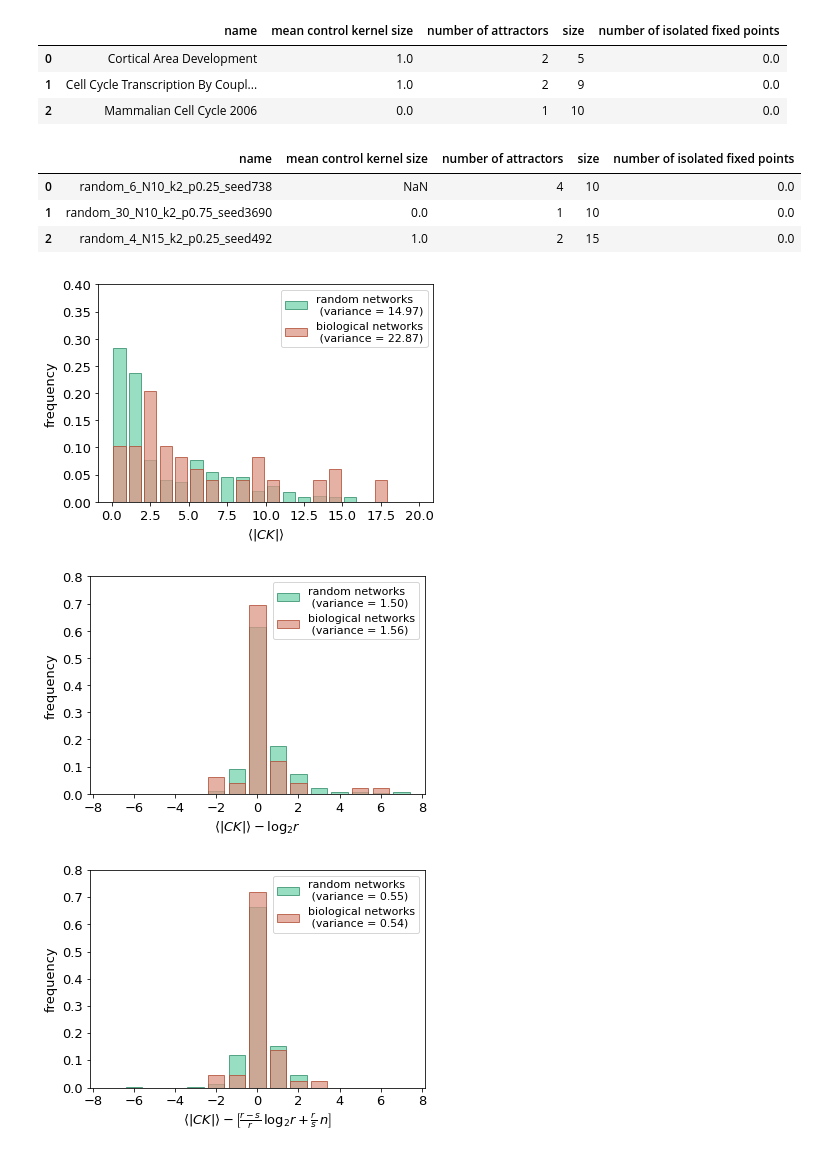
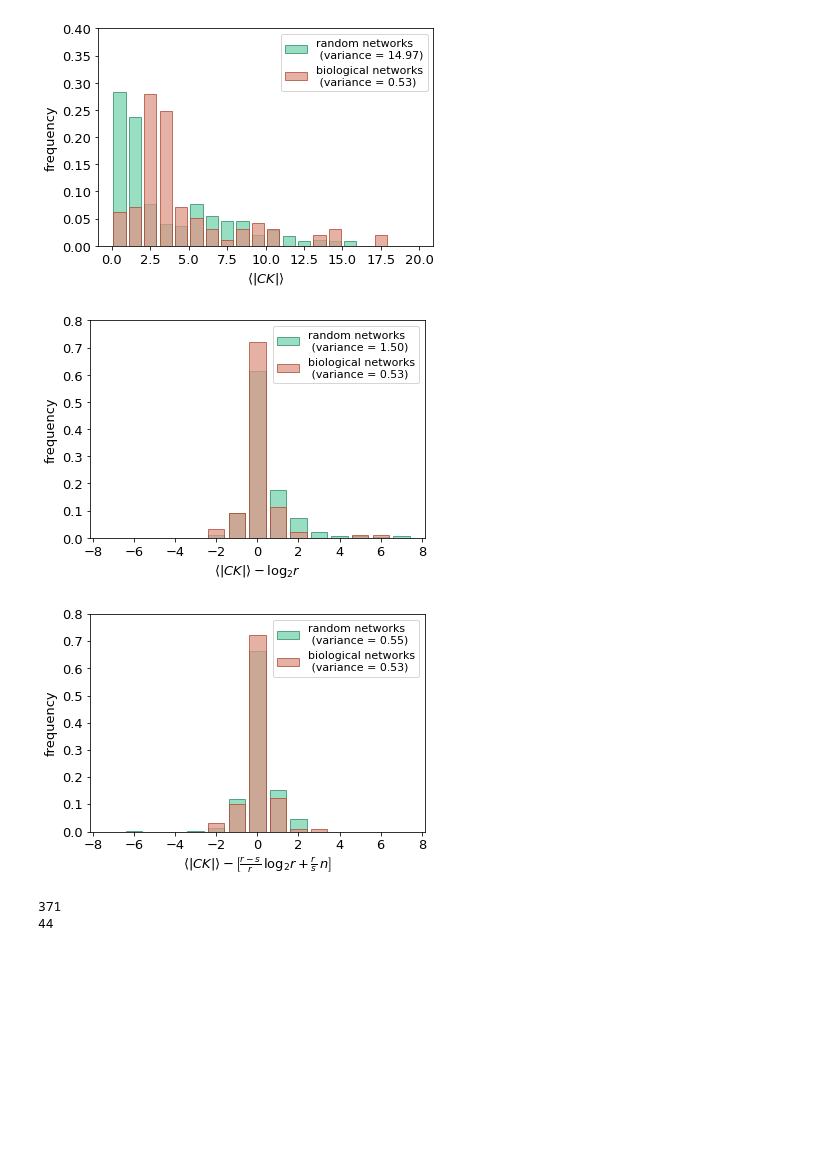
Before and after one commit to EnricoBorriello/Control-Kernel--Difficult-Control, a Jupyter notebook: Plots_variance.ipynb, the cells around one changed output. Cells and saved outputs as stored; diff of their text form; code cells hidden in the pictures; blank space fills up the shorter version.

```diff
--- a/Plots_variance.ipynb
+++ b/Plots_variance.ipynb
@@ -13,49 +18,47 @@ colors = {'random':'#74D3AE',
 # %%
-cc_data = pd.read_csv('240123_cell_collective_ck_and_isolated_fp_data.csv')
-rand_data = pd.read_csv('240123_random_ck_and_isolated_fp_data.csv')
+#cc_data = pd.read_csv('240123_cell_collective_ck_and_isolated_fp_data.csv')
+#rand_data = pd.read_csv('240123_random_ck_and_isolated_fp_data.csv')
+
+cc_data = pd.read_csv('new_data/240216_cell_collective_ck_and_isolated_fp_data.csv')
+iowa_data = pd.read_csv('new_data/240216_iowa_database_ck_and_isolated_fp_data.csv')
+
+
+
+
+
+
+rand_data = pd.read_csv('new_data/240216_random_ck_and_isolated_fp_data.csv')
-# %%
-cc_data[:3]
-# %% [output]
-|  | name | mean control kernel size | number of attractors | size | number of isolated fixed points |
-| 0 | Cortical Area Development | 1.0 | 2 | 5 | 0.0 |
-| 1 | Cell Cycle Transcription By Coupl... | 1.0 | 2 | 9 | 0.0 |
-| 2 | Mammalian Cell Cycle 2006 | 0.0 | 1 | 10 | 0.0 |
-# %%
-rand_data[:3]
-# %% [output]
-|  | name | mean control kernel size | number of attractors | size | number of isolated fixed points |
-| 0 | random_6_N10_k2_p0.25_seed738 | NaN | 4 | 10 | 0.0 |
-| 1 | random_30_N10_k2_p0.75_seed3690 | 0.0 | 1 | 10 | 0.0 |
-| 2 | random_4_N15_k2_p0.25_seed492 | 1.0 | 2 | 15 | 0.0 |
+# %%
+bio_data = pd.concat([cc_data, iowa_data], ignore_index=True)
 # %%
-cc = cc_data['mean control kernel size']
+bio = bio_data['mean control kernel size']
 rand = rand_data['mean control kernel size']
 
 bins = np.linspace(0, 20, 21)
 plt.ylim(0,.4)
 
 plt.hist(rand, bins=bins,density=True,alpha=.75,
          label='random networks\n (variance = '+'{:.2f}'.format(np.var(rand))+')',
          color=colors['random'], edgecolor=colors['random dark'], rwidth=0.8)
 
-plt.hist(cc,bins=bins,density=True,alpha=.75,
+plt.hist(bio,bins=bins,density=True,alpha=.75,
          label='biological networks\n (variance = '+'{:.2f}'.format(np.var(cc))+')',
          color=colors['cellcollective'], edgecolor=colors['cellcollective dark'], rwidth=0.8)
 
 plt.xlabel(r'$ \langle|CK|\rangle $',size=13)
 plt.ylabel('frequency',size=13)
 plt.xticks(size=13)
 plt.yticks(size=13)
 
 plt.legend(fontsize=11)
-plt.savefig('ck_dist.pdf')
+plt.savefig('NEW_ck_dist.pdf')
 plt.show()
 # %% [output]
-[figure, old version]
+[figure, new version]
 # %%
-ck = cc_data['mean control kernel size']
-r = cc_data['number of attractors']
-cc = ck - np.log2(r)
+ck = bio_data['mean control kernel size']
+r = bio_data['number of attractors']
+bio = ck - np.log2(r)
 
 ck = rand_data['mean control kernel size']
 r = rand_data['number of attractors']
@@ -68,7 +71,7 @@ plt.hist(rand, bins=bins,density=True,alpha=.75,
          label='random networks\n (variance = '+'{:.2f}'.format(np.var(rand))+')',
          color=colors['random'], edgecolor=colors['random dark'], rwidth=0.8)
 
-plt.hist(cc,bins=bins,density=True,alpha=.75,
+plt.hist(bio,bins=bins,density=True,alpha=.75,
          label='biological networks\n (variance = '+'{:.2f}'.format(np.var(cc))+')',
          color=colors['cellcollective'], edgecolor=colors['cellcollective dark'], rwidth=0.8)
 
@@ -78,16 +81,17 @@ plt.xticks(size=13)
 plt.yticks(size=13)
 
 plt.legend(fontsize=11)
-plt.savefig('ck_model1_dist.pdf')
+plt.savefig('NEW_ck_model1_dist.pdf')
 plt.show()
 # %% [output]
-[figure, old version]
+[figure, new version]
 # %%
-ck = cc_data['mean control kernel size']
-r = cc_data['number of attractors']
-s = cc_data['number of isolated fixed points']
-n = cc_data['size']
-cc = ck - ((r-s)/r)*np.log2(r) - (s/r)*n
+ck = bio_data['mean control kernel size']
+r = bio_data['number of attractors']
+s = bio_data['number of isolated fixed points']
+#n = bio_data['size']
+n = bio_data['number of core nodes']
+bio = ck - ((r-s)/r)*np.log2(r) - (s/r)*n
 
 ck = rand_data['mean control kernel size']
 r = rand_data['number of attractors']
@@ -102,7 +106,7 @@ plt.hist(rand, bins=bins,density=True,alpha=.75,
          label='random networks\n (variance = '+'{:.2f}'.format(np.var(rand))+')',
          color=colors['random'], edgecolor=colors['random dark'], rwidth=0.8)
 
-plt.hist(cc,bins=bins,density=True,alpha=.75,
+plt.hist(bio,bins=bins,density=True,alpha=.75,
          label='biological networks\n (variance = '+'{:.2f}'.format(np.var(cc))+')',
          color=colors['cellcollective'], edgecolor=colors['cellcollective dark'], rwidth=0.8)
 
@@ -112,7 +116,13 @@ plt.xticks(size=13)
 plt.yticks(size=13)
 
 plt.legend(fontsize=11)
-plt.savefig('ck_model2_dist.pdf')
+plt.savefig('NEW_ck_model2_dist.pdf')
 plt.show()
 # %% [output]
-[figure, old version]
+[figure, new version]
+# %%
+print(len(rand_data))
+print(len(cc_data))
+# %% [output]
+371
+44
```
Also changed, not shown: parts of 3 cells of this notebook, 4 other files.
